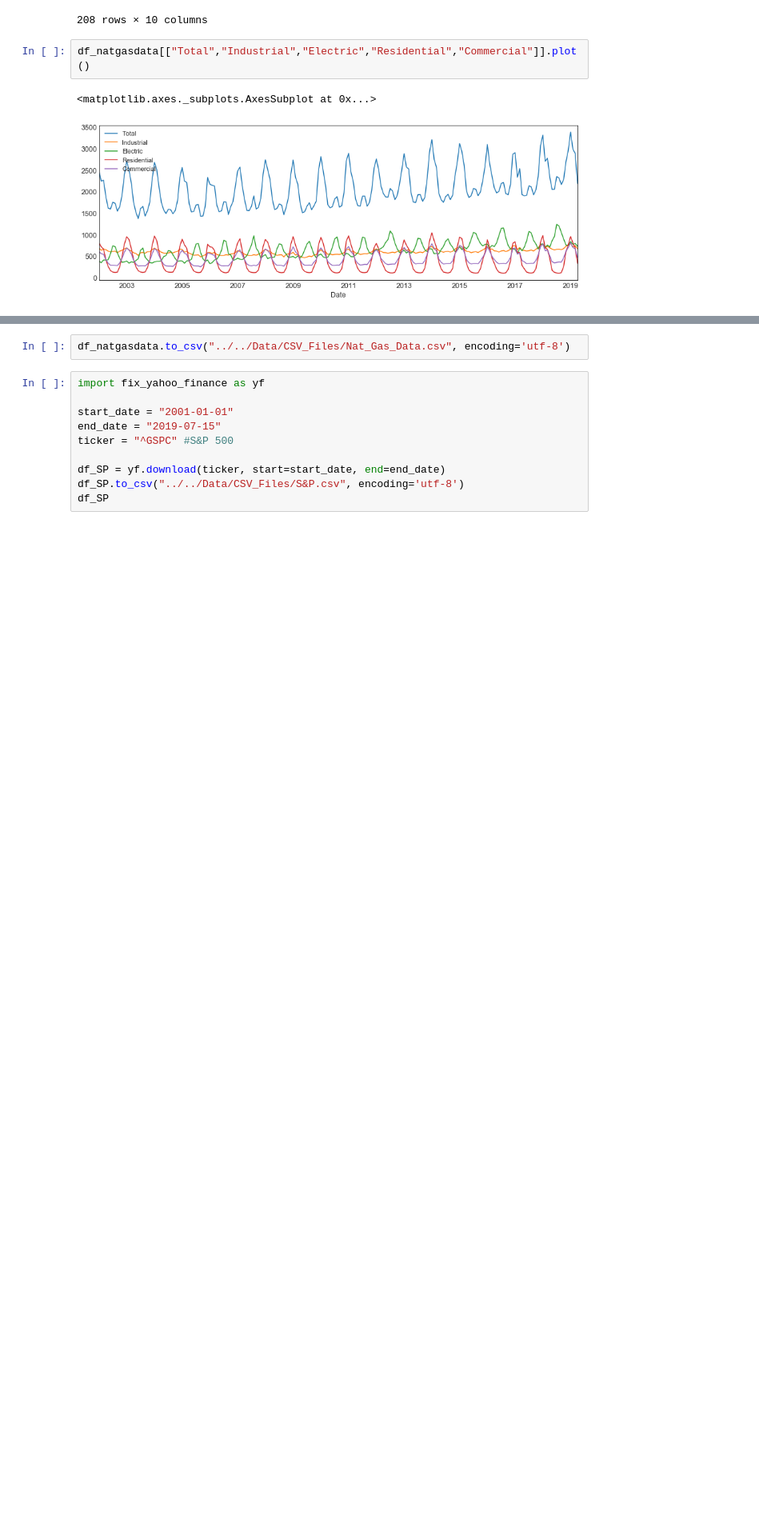
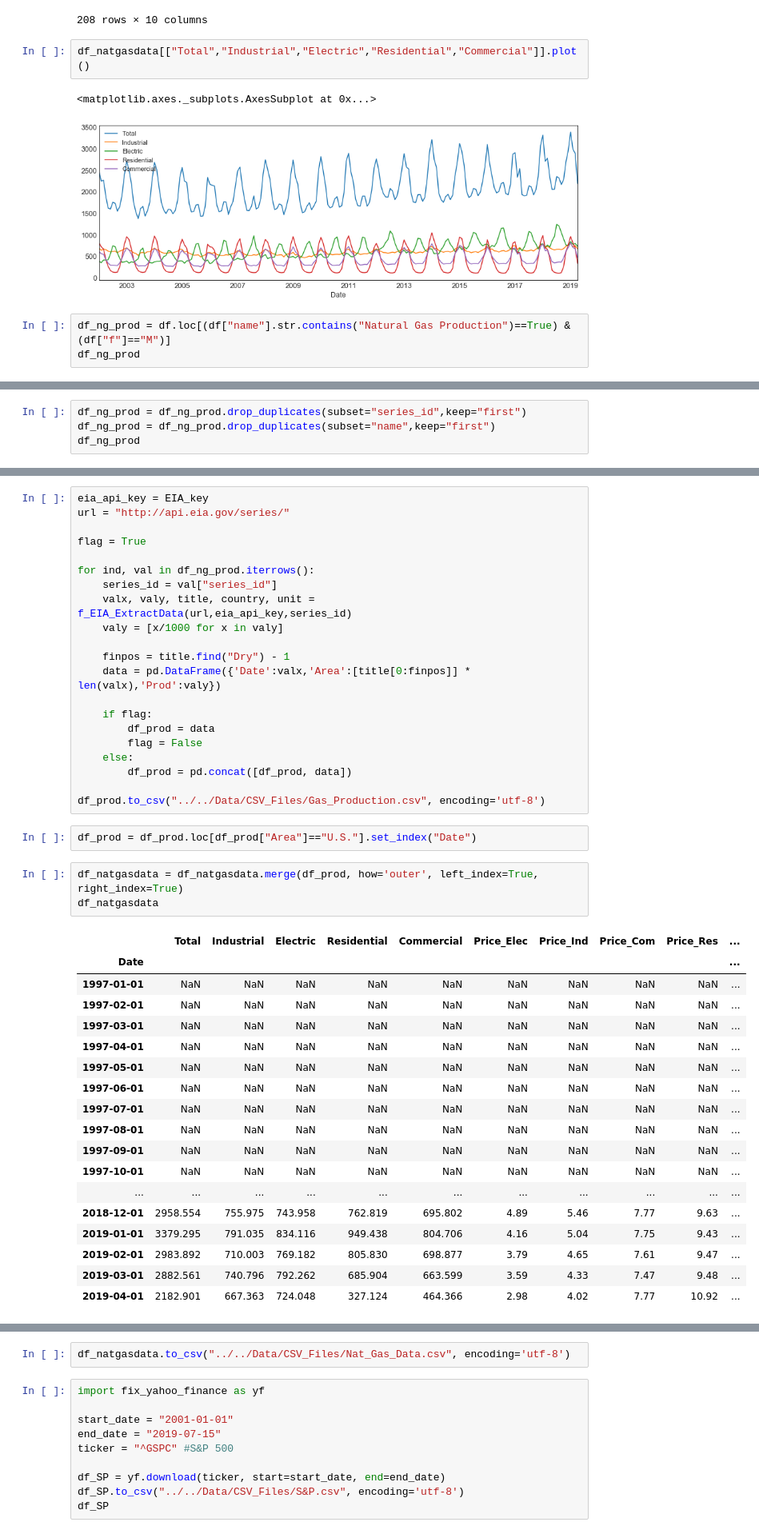
Before and after one commit to jwaliaga/NatGasDemandForcast, a Jupyter notebook: Notebooks/Wilson/CSV_Generators.ipynb, the cells around one changed output, grey strips where cells are left out. Shown at 80% size. Saved outputs shown, nothing was run; the diff lists cells and outputs as text; blank space fills up the shorter version.

Commit message:
deploy4-Upd Map+Price+Prod+Con

```diff
--- a/Notebooks/Wilson/CSV_Generators.ipynb
+++ b/Notebooks/Wilson/CSV_Generators.ipynb
@@ -609,3 +609,6 @@ df_natgasdata[["Total","Industrial","Electric","Residential","Commercial"]].plot
 # %% [output]
 <matplotlib.axes._subplots.AxesSubplot at 0x...>
 [figure]
+# %%
+df_ng_prod = df.loc[(df["name"].str.contains("Natural Gas Production")==True) & (df["f"]=="M")]
+df_ng_prod
@@ -611,0 +634,4 @@ df_natgasdata[["Total","Industrial","Electric","Residential","Commercial"]].plot
+# %%
+df_ng_prod = df_ng_prod.drop_duplicates(subset="series_id",keep="first")
+df_ng_prod = df_ng_prod.drop_duplicates(subset="name",keep="first")
+df_ng_prod
@@ -611,0 +656,45 @@ df_natgasdata[["Total","Industrial","Electric","Residential","Commercial"]].plot
+# %%
+eia_api_key = EIA_key
+url = "http://api.eia.gov/series/"
+
+flag = True
+
+for ind, val in df_ng_prod.iterrows():
+    series_id = val["series_id"]
+    valx, valy, title, country, unit = f_EIA_ExtractData(url,eia_api_key,series_id)
+    valy = [x/1000 for x in valy]
+
+    finpos = title.find("Dry") - 1
+    data = pd.DataFrame({'Date':valx,'Area':[title[0:finpos]] * len(valx),'Prod':valy})
+
+    if flag:
+        df_prod = data
+        flag = False
+    else:
+        df_prod = pd.concat([df_prod, data])
+
+df_prod.to_csv("../../Data/CSV_Files/Gas_Production.csv", encoding='utf-8')
+# %%
+df_prod = df_prod.loc[df_prod["Area"]=="U.S."].set_index("Date")
+# %%
+df_natgasdata = df_natgasdata.merge(df_prod, how='outer', left_index=True, right_index=True)
+df_natgasdata
+# %% [output]
+|  | Total | Industrial | Electric | Residential | Commercial | Price_Elec | Price_Ind | Price_Com | Price_Res | ... |
+| Date |  |  |  |  |  |  |  |  |  | ... |
+| 1997-01-01 | NaN | NaN | NaN | NaN | NaN | NaN | NaN | NaN | NaN | ... |
+| 1997-02-01 | NaN | NaN | NaN | NaN | NaN | NaN | NaN | NaN | NaN | ... |
+| 1997-03-01 | NaN | NaN | NaN | NaN | NaN | NaN | NaN | NaN | NaN | ... |
+| 1997-04-01 | NaN | NaN | NaN | NaN | NaN | NaN | NaN | NaN | NaN | ... |
+| 1997-05-01 | NaN | NaN | NaN | NaN | NaN | NaN | NaN | NaN | NaN | ... |
+| 1997-06-01 | NaN | NaN | NaN | NaN | NaN | NaN | NaN | NaN | NaN | ... |
+| 1997-07-01 | NaN | NaN | NaN | NaN | NaN | NaN | NaN | NaN | NaN | ... |
+| 1997-08-01 | NaN | NaN | NaN | NaN | NaN | NaN | NaN | NaN | NaN | ... |
+| 1997-09-01 | NaN | NaN | NaN | NaN | NaN | NaN | NaN | NaN | NaN | ... |
+| 1997-10-01 | NaN | NaN | NaN | NaN | NaN | NaN | NaN | NaN | NaN | ... |
+| ... | ... | ... | ... | ... | ... | ... | ... | ... | ... | ... |
+| 2018-12-01 | 2958.554 | 755.975 | 743.958 | 762.819 | 695.802 | 4.89 | 5.46 | 7.77 | 9.63 | ... |
+| 2019-01-01 | 3379.295 | 791.035 | 834.116 | 949.438 | 804.706 | 4.16 | 5.04 | 7.75 | 9.43 | ... |
+| 2019-02-01 | 2983.892 | 710.003 | 769.182 | 805.830 | 698.877 | 3.79 | 4.65 | 7.61 | 9.47 | ... |
+| 2019-03-01 | 2882.561 | 740.796 | 792.262 | 685.904 | 663.599 | 3.59 | 4.33 | 7.47 | 9.48 | ... |
+| 2019-04-01 | 2182.901 | 667.363 | 724.048 | 327.124 | 464.366 | 2.98 | 4.02 | 7.77 | 10.92 | ... |
```
Also changed, not shown: parts of 6 cells of this notebook, 17 other files.
